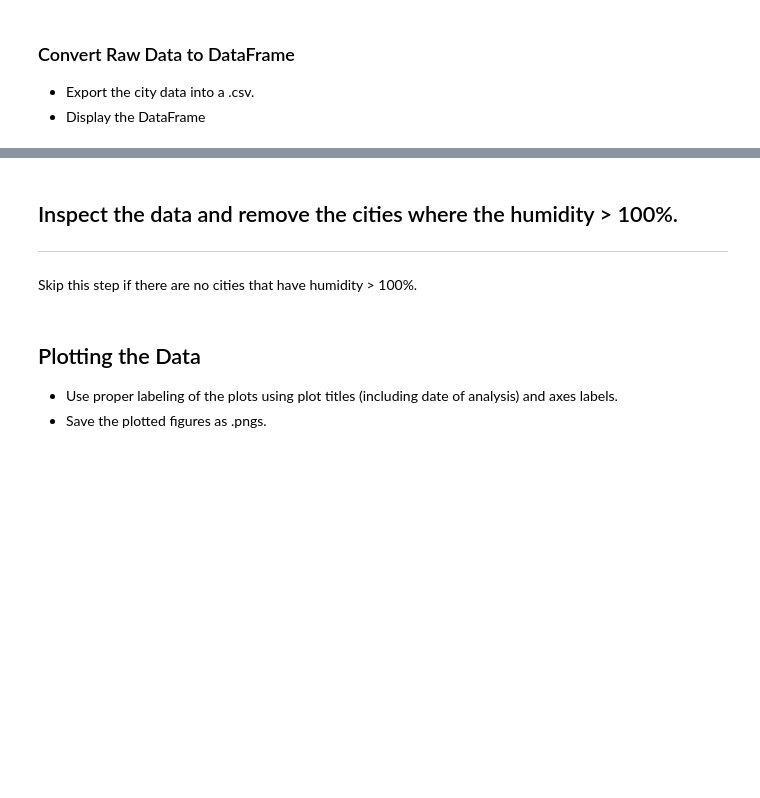
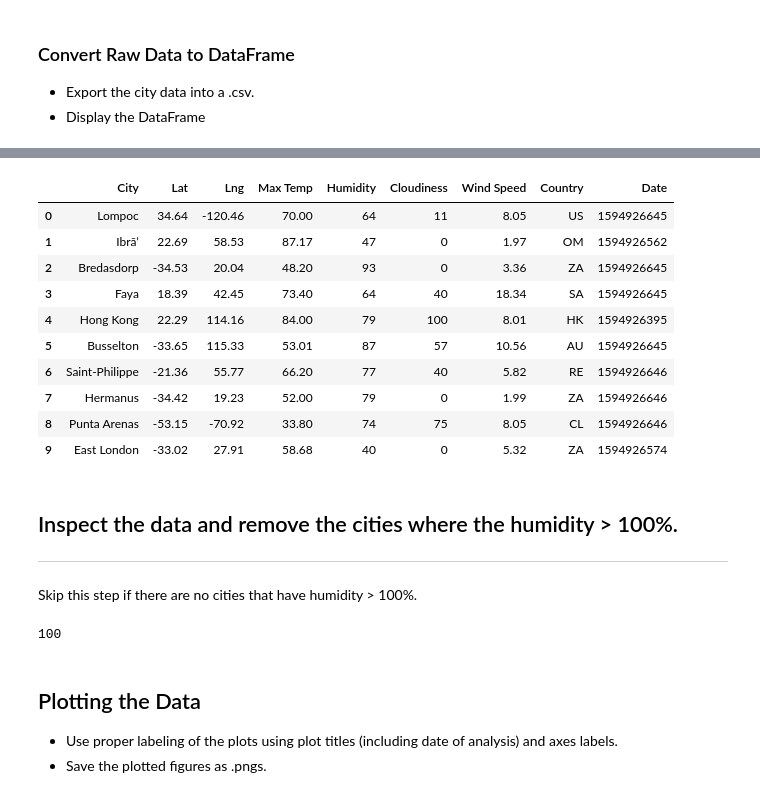
Before and after one commit to keiyaus/python-api-challenge, a Jupyter notebook: WeatherPy/WeatherPy_starter-Copy1.ipynb, the cells around one changed output, grey strips where cells are left out. Saved outputs shown, nothing was run; the diff lists cells and outputs as text; code cells hidden in the pictures; blank space fills up the shorter version.

Commit message:
Prepared dataframe & csv output file

```diff
--- a/WeatherPy/WeatherPy_starter-Copy1.ipynb
+++ b/WeatherPy/WeatherPy_starter-Copy1.ipynb
@@ -68,6 +68,7 @@ query_url
 # %%
 # Create lists to hold data
 
+city_list=[]
 lat_list = []
 lng_list = []
 temp_list = []
@@ -75,6 +76,7 @@ humidity_list = []
 cloudiness_list = []
 wind_list = []
 country_list = []
+date_list =[]
 
 
 # Set counters to keep track of cities queried
@@ -96,6 +98,7 @@ for city in cities:
         set_count += 1
         record_count = 0
     try:
+        city_list.append(response['name'])
         lat_list.append(response['coord']['lat'])
         lng_list.append(response['coord']['lon'])
         temp_list.append(response['main']['temp_max'])
@@ -103,6 +106,7 @@ for city in cities:
         cloudiness_list.append(response['clouds']['all'])
         wind_list.append(response['wind']['speed'])
         country_list.append(response['sys']['country'])
+        date_list.append(response['dt'])
     except:
         print("*** City not found ***")
         pass
@@ -159,3 +138,19 @@ print('-----------------------------')
 ### Convert Raw Data to DataFrame
 * Export the city data into a .csv.
 * Display the DataFrame
+# %%
+# Create & display DataFrame using the retrieved data
+weather_dict ={
+    "City": city_list,
+    "Lat": lat_list,
+    "Lng": lng_list,
+    "Max Temp": temp_list,
+    "Humidity": humidity_list,
+    "Cloudiness": cloudiness_list,
+    "Wind Speed": wind_list,
+    "Country": country_list,
+    "Date": date_list
+}
+weather_data = pd.DataFrame(weather_dict)
+
+weather_data.count()
@@ -162,3 +168,17 @@ print('-----------------------------')
+# %%
+weather_data.head(10)
+# %% [output]
+|  | City | Lat | Lng | Max Temp | Humidity | Cloudiness | Wind Speed | Country | Date |
+| 0 | Lompoc | 34.64 | -120.46 | 70.00 | 64 | 11 | 8.05 | US | 1594926645 |
+| 1 | Ibrā’ | 22.69 | 58.53 | 87.17 | 47 | 0 | 1.97 | OM | 1594926562 |
+| 2 | Bredasdorp | -34.53 | 20.04 | 48.20 | 93 | 0 | 3.36 | ZA | 1594926645 |
+| 3 | Faya | 18.39 | 42.45 | 73.40 | 64 | 40 | 18.34 | SA | 1594926645 |
+| 4 | Hong Kong | 22.29 | 114.16 | 84.00 | 79 | 100 | 8.01 | HK | 1594926395 |
+| 5 | Busselton | -33.65 | 115.33 | 53.01 | 87 | 57 | 10.56 | AU | 1594926645 |
+| 6 | Saint-Philippe | -21.36 | 55.77 | 66.20 | 77 | 40 | 5.82 | RE | 1594926646 |
+| 7 | Hermanus | -34.42 | 19.23 | 52.00 | 79 | 0 | 1.99 | ZA | 1594926646 |
+| 8 | Punta Arenas | -53.15 | -70.92 | 33.80 | 74 | 75 | 8.05 | CL | 1594926646 |
+| 9 | East London | -33.02 | 27.91 | 58.68 | 40 | 0 | 5.32 | ZA | 1594926574 |
 # %% [markdown]
 ## Inspect the data and remove the cities where the humidity > 100%.
 ----
@@ -175,0 +186,5 @@ Skip this step if there are no cities that have humidity > 100%.
+# %%
+# Check maximum value of humidity
+weather_data['Humidity'].max()
+# %% [output]
+100
```
Also changed, not shown: parts of 9 cells of this notebook, 2 other files.
